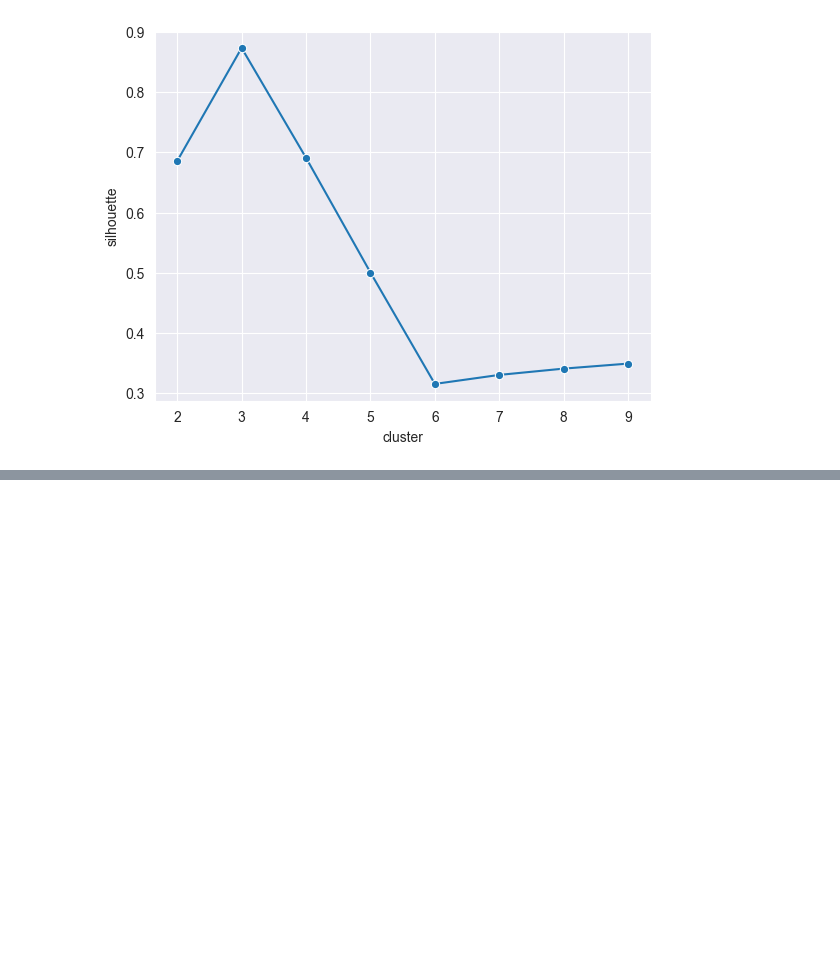
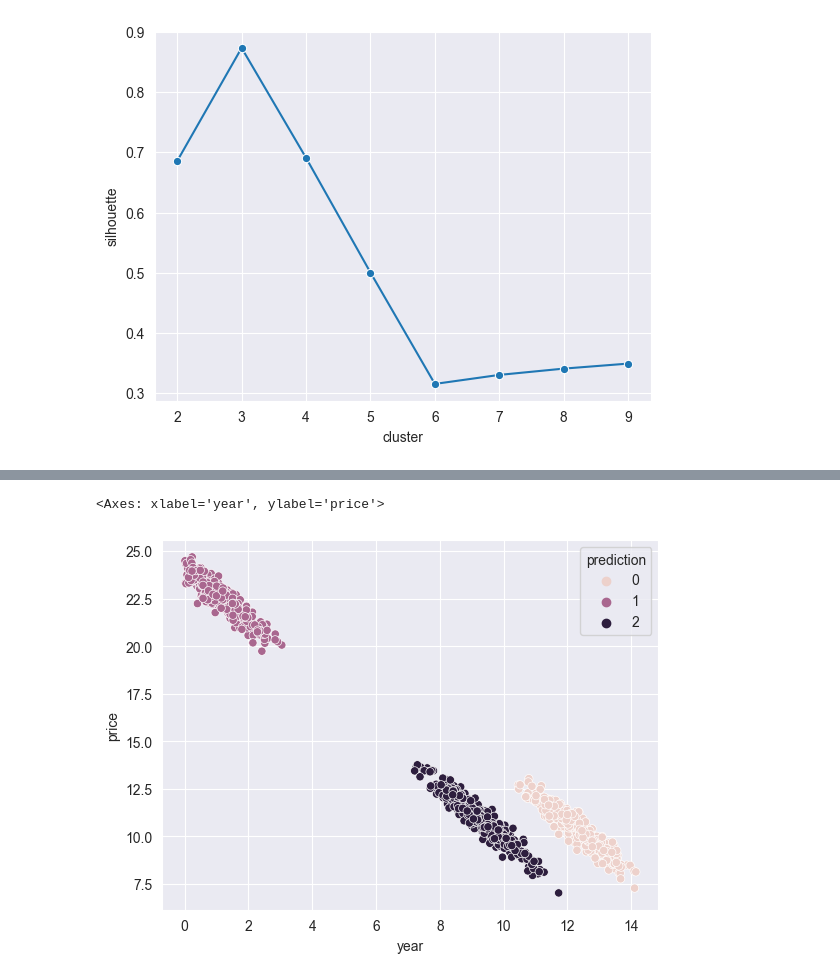
Before and after one commit to DenisBaburin/ds_school_148, a Jupyter notebook: DS_school/ML basics/ML-4_Обучение без учителя_кластеризация и техники понижения размерности/dst3-ml4-2_clusterization.ipynb, the cells around one changed output, grey strips where cells are left out. Saved outputs shown, nothing was run; the diff lists cells and outputs as text; code cells hidden in the pictures; blank space fills up the shorter version.

```diff
--- a/DS_school/ML basics/ML-4_Обучение без учителя_кластеризация и техники понижения размерности/dst3-ml4-2_clusterization.ipynb
+++ b/DS_school/ML basics/ML-4_Обучение без учителя_кластеризация и техники понижения размерности/dst3-ml4-2_clusterization.ipynb
@@ -395,0 +418,10 @@ sns.lineplot(data=silhouette_df, x='cluster', y='silhouette', marker='o')
+# %%
+X=df
+gm_clustering = GaussianMixture(n_components=3, random_state=43)
+gm_clustering.fit(X)
+gm_prediction = gm_clustering.predict(X)
+df['prediction'] = gm_prediction
+sns.scatterplot(x=df.year, y=df.price, hue=df.prediction)
+# %% [output]
+<Axes: xlabel='year', ylabel='price'>
+[figure, added]
```
Also changed, not shown: parts of 18 cells of this notebook, 2 other files.
